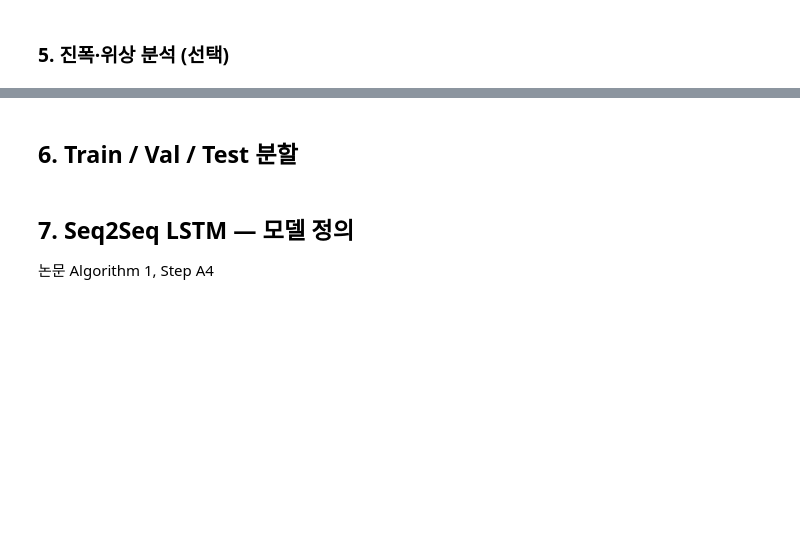
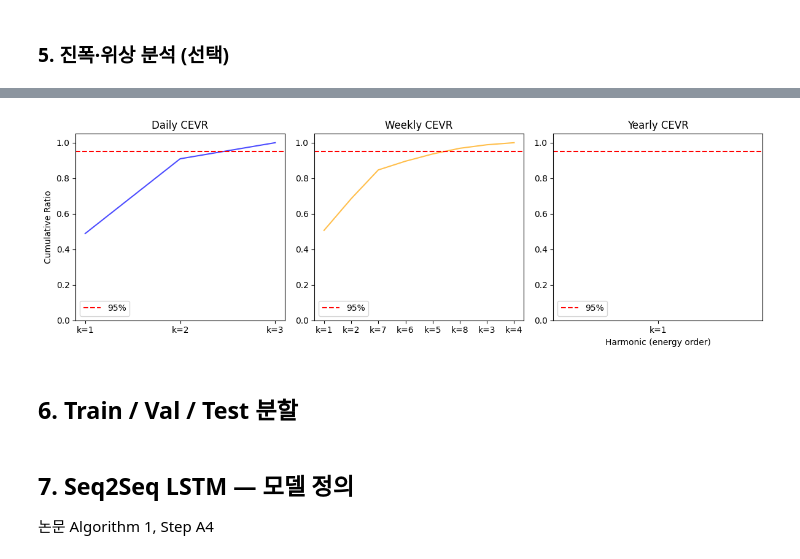
Before and after one commit to zongseung/Demadn-Quadratic-Tilting, a Jupyter notebook: src/trend_fourier_seq2seq_hqt.ipynb, the cells around one changed output, grey strips where cells are left out. Drawn from its saved outputs; the diff is of its cells as text; code cells hidden in the pictures; blank space fills up the shorter version.

```diff
--- a/src/trend_fourier_seq2seq_hqt.ipynb
+++ b/src/trend_fourier_seq2seq_hqt.ipynb
@@ -230,61 +245,63 @@ yearly_info = extract_amplitude_phase(yearly_coef, Ky, "Yearly")
 # 결과 통합
 seasonality_df = pd.DataFrame(daily_info + weekly_info + yearly_info)
 
-# 시각 또는 테이블 출력
-
 print(seasonality_df.to_string(index=False))
 
-# 누적 설명력 계산
+# --- CEVR: Amplitude 크기순 정렬 후 누적 에너지 비율 ---
 
-def confidential_test(data, component):
-    # 필터링
-    data = data[data["Component"]==component]
-    energy = data["aₖ"].values**2 + data["bₖ"].values**2
+def cumulative_energy_ratio(data, component):
+    """Amplitude(에너지) 크기 내림차순 정렬 후 CEVR 계산"""
+    comp = data[data["Component"] == component].copy()
+    energy = comp["Amplitude"].values ** 2          # A_k² = a_k² + b_k²
+    order = np.argsort(energy)[::-1]                # 에너지 내림차순
+    sorted_energy = energy[order]
+    sorted_k = comp["Harmonic k"].values[order]
 
-    total_energy = np.sum(energy)
-    cumulative_ratio = np.cumsum(energy) / total_energy
+    total_energy = np.sum(sorted_energy)
+    cumulative_ratio = np.cumsum(sorted_energy) / total_energy
 
-    print("누적 설명력:", np.round(cumulative_ratio, 4))
-
-    return np.round(cumulative_ratio, 4)
+    print(f"[{component}] 에너지 순서 k={sorted_k}, CEVR={np.round(cumulative_ratio, 4)}")
+    return sorted_k, cumulative_ratio
 
 import matplotlib.pyplot as plt
 from matplotlib.ticker import MaxNLocator
-import numpy as np
 
-# 각각의 누적 설명력 시리즈 생성
-daily = confidential_test(seasonality_df, "Daily")
-weekly = confidential_test(seasonality_df, "Weekly")
-yearly = confidential_test(seasonality_df, "Yearly")
+daily_k,  daily_cevr  = cumulative_energy_ratio(seasonality_df, "Daily")
+weekly_k, weekly_cevr = cumulative_energy_ratio(seasonality_df, "Weekly")
+yearly_k, yearly_cevr = cumulative_energy_ratio(seasonality_df, "Yearly")
 
-# Subplot 설정 (1행 3열)
-fig, axes = plt.subplots(1, 3, figsize=(10, 5), sharex=False)
+fig, axes = plt.subplots(1, 3, figsize=(12, 4), sharex=False)
 
-# 공통: x축 눈금을 정수로 고정
 for ax in axes:
     ax.xaxis.set_major_locator(MaxNLocator(integer=True))
+    ax.set_ylim(0, 1.05)
 
-# 1. Daily
-axes[0].plot(np.arange(1, len(daily)+1), daily, marker='o', color='blue')
-axes[0].axhline(y=0.95, color='r', linestyle='--', label='95% Cumulative')
+# Daily
+axes[0].plot(range(1, len(daily_cevr)+1), daily_cevr, color='blue', alpha=0.7)
+axes[0].axhline(y=0.95, color='r', linestyle='--', label='95%')
+axes[0].set_xticks(range(1, len(daily_cevr)+1))
+axes[0].set_xticklabels([f"k={k}" for k in daily_k])
 axes[0].set_title("Daily CEVR")
 axes[0].set_ylabel("Cumulative Ratio")
 axes[0].legend()
 
-# 2. Weekly
-axes[1].plot(np.arange(1, len(weekly)+1), weekly, marker='o', color='orange')
-axes[1].axhline(y=0.95, color='r', linestyle='--', label='95% Cumulative')
+# Weekly
+axes[1].plot(range(1, len(weekly_cevr)+1), weekly_cevr, color='orange', alpha=0.7)
+axes[1].axhline(y=0.95, color='r', linestyle='--', label='95%')
+axes[1].set_xticks(range(1, len(weekly_cevr)+1))
+axes[1].set_xticklabels([f"k={k}" for k in weekly_k])
 axes[1].set_title("Weekly CEVR")
-axes[1].set_ylabel("Cumulative Ratio")
 axes[1].legend()
 
-# 3. Yearly
-axes[2].plot(np.arange(1, len(yearly)+1), yearly, marker='o', color='green')
-axes[2].axhline(y=0.95, color='r', linestyle='--', label='95% Cumulative')
+# Yearly
+axes[2].plot(range(1, len(yearly_cevr)+1), yearly_cevr, color='green', alpha=0.7)
+axes[2].axhline(y=0.95, color='r', linestyle='--', label='95%')
+axes[2].set_xticks(range(1, len(yearly_cevr)+1))
+axes[2].set_xticklabels([f"k={k}" for k in yearly_k])
 axes[2].set_title("Yearly CEVR")
-axes[2].set_xlabel("Harmonic k")
-axes[2].set_ylabel("Cumulative Ratio")
+axes[2].set_xlabel("Harmonic (energy order)")
 axes[2].legend()
 
 plt.tight_layout()
 plt.show()
+# %% [output]
@@ -291,3 +324,4 @@ plt.show()
+[figure, added]
 # %% [markdown]
 ## 6. Train / Val / Test 분할
 # %%
```
Also changed, not shown: parts of 20 cells of this notebook.
